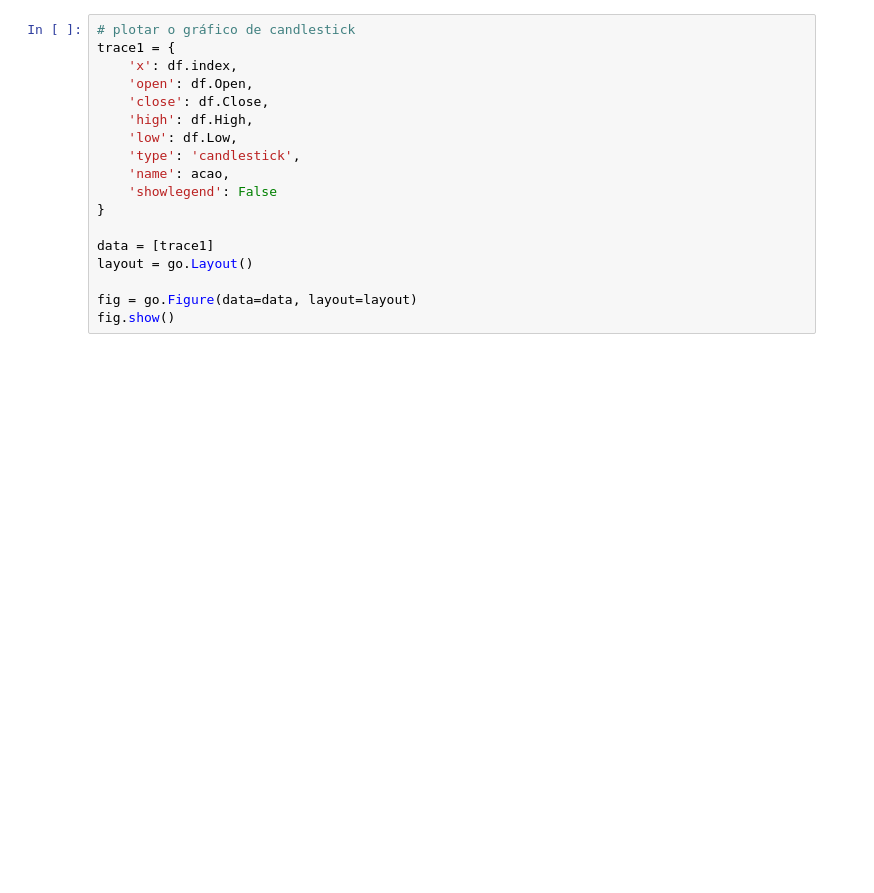
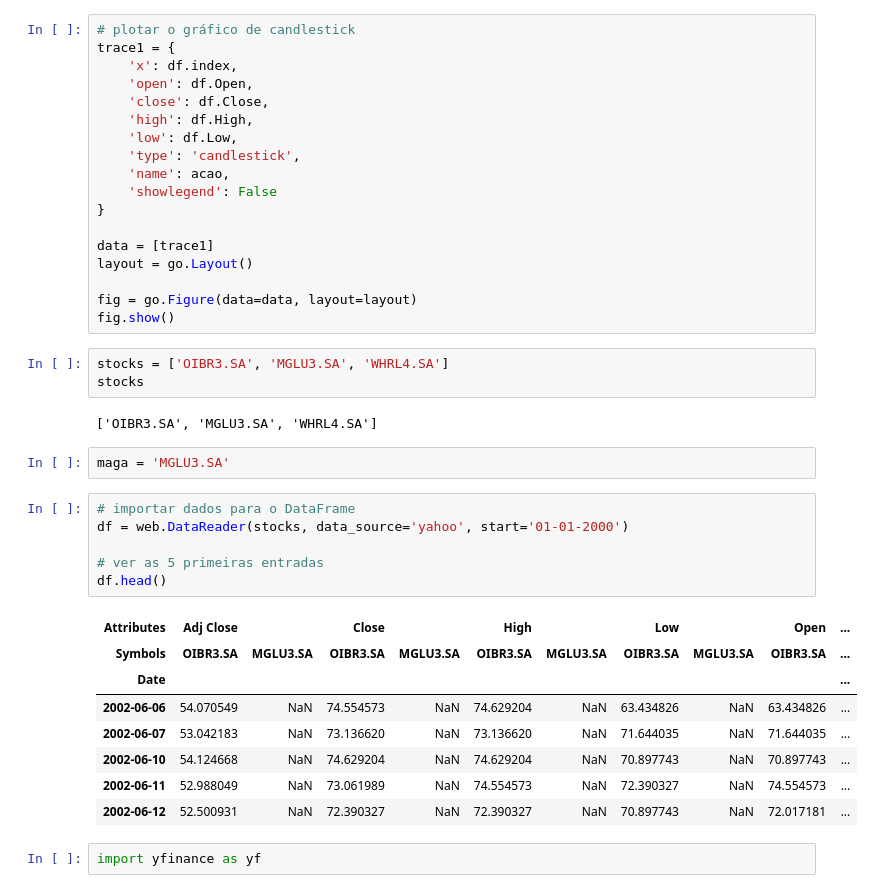
Before and after one commit to guilourenzo/StockPorfolio, a Jupyter notebook: downloadStock.ipynb, the cells around one changed output. Cells and saved outputs as stored; diff of their text form; blank space fills up the shorter version.

```diff
--- a/downloadStock.ipynb
+++ b/downloadStock.ipynb
@@ -41,3 +41,27 @@ layout = go.Layout()
 
 fig = go.Figure(data=data, layout=layout)
 fig.show()
+# %%
+stocks = ['OIBR3.SA', 'MGLU3.SA', 'WHRL4.SA']
+stocks
+# %% [output]
+['OIBR3.SA', 'MGLU3.SA', 'WHRL4.SA']
+# %%
+maga = 'MGLU3.SA'
+# %%
+# importar dados para o DataFrame
+df = web.DataReader(stocks, data_source='yahoo', start='01-01-2000')
+
+# ver as 5 primeiras entradas
+df.head()
+# %% [output]
+| Attributes | Adj Close |  | Close |  | High |  | Low |  | Open | ... |
+| Symbols | OIBR3.SA | MGLU3.SA | OIBR3.SA | MGLU3.SA | OIBR3.SA | MGLU3.SA | OIBR3.SA | MGLU3.SA | OIBR3.SA | ... |
+| Date |  |  |  |  |  |  |  |  |  | ... |
+| 2002-06-06 | 54.070549 | NaN | 74.554573 | NaN | 74.629204 | NaN | 63.434826 | NaN | 63.434826 | ... |
+| 2002-06-07 | 53.042183 | NaN | 73.136620 | NaN | 73.136620 | NaN | 71.644035 | NaN | 71.644035 | ... |
+| 2002-06-10 | 54.124668 | NaN | 74.629204 | NaN | 74.629204 | NaN | 70.897743 | NaN | 70.897743 | ... |
+| 2002-06-11 | 52.988049 | NaN | 73.061989 | NaN | 74.554573 | NaN | 72.390327 | NaN | 74.554573 | ... |
+| 2002-06-12 | 52.500931 | NaN | 72.390327 | NaN | 72.390327 | NaN | 70.897743 | NaN | 72.017181 | ... |
+# %%
+import yfinance as yf
```
Also changed, not shown: parts of 7 cells of this notebook.
